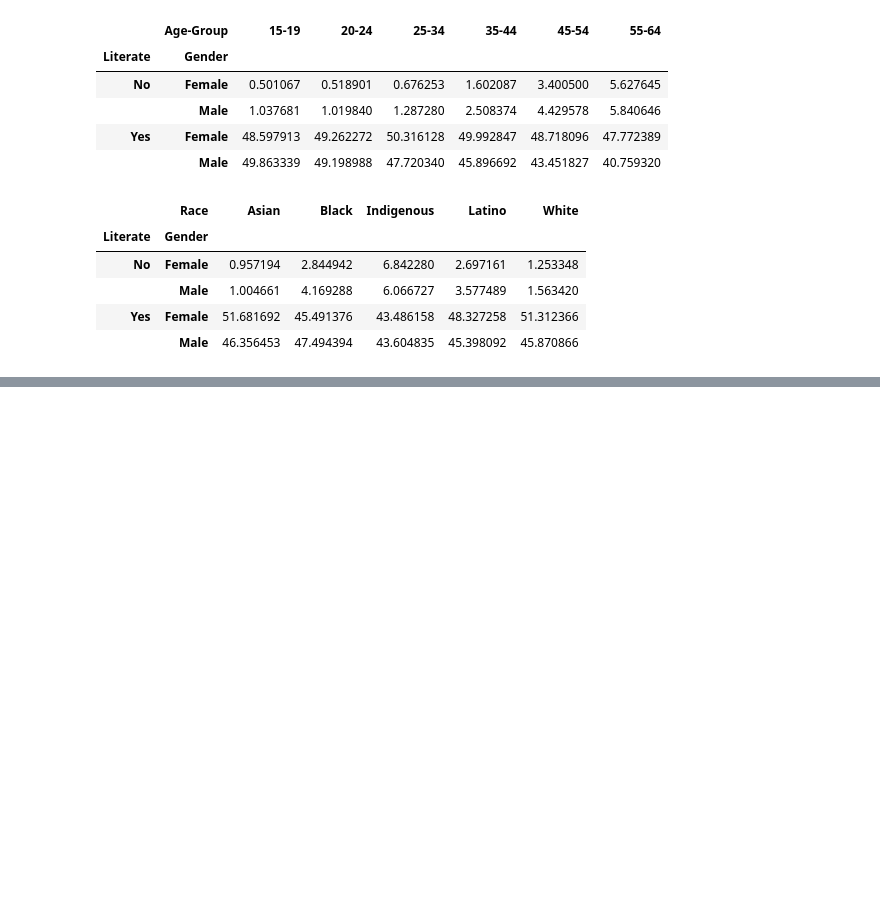
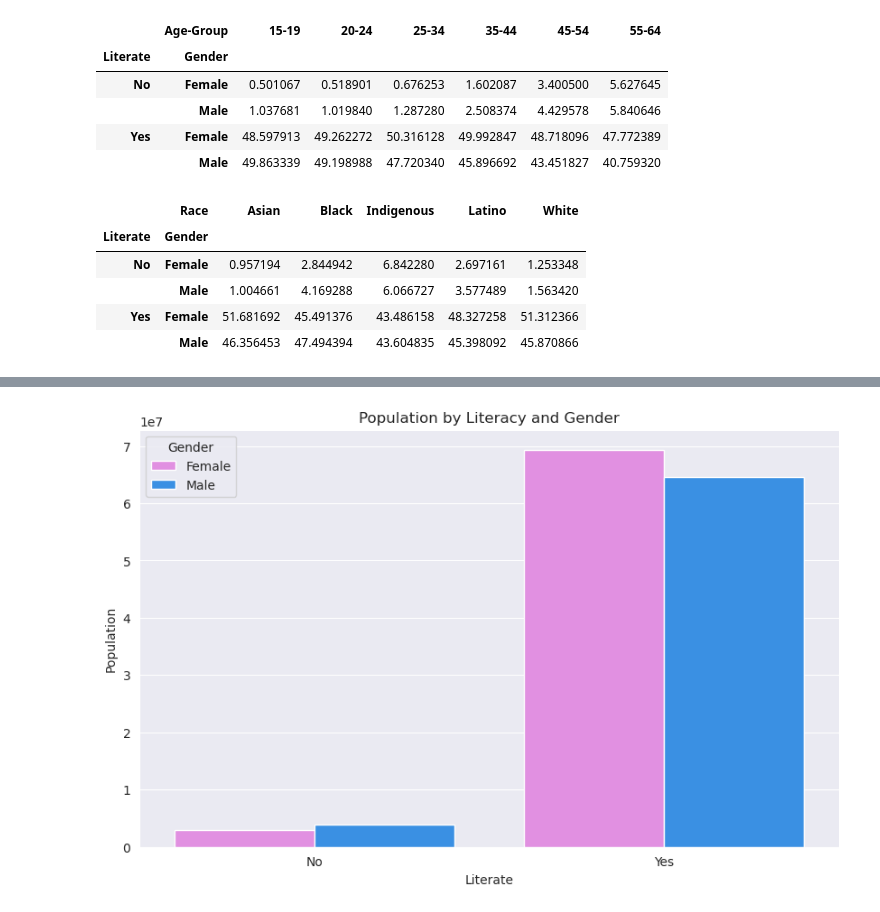
Before and after one commit to lucaspinheiro27/Statistics, a Jupyter notebook: Jupyter_notebooks/Instrucao_brasil.ipynb, the cells around one changed output, grey strips where cells are left out. Saved outputs shown, nothing was run; the diff lists cells and outputs as text; code cells hidden in the pictures; blank space fills up the shorter version.

```diff
--- a/Jupyter_notebooks/Instrucao_brasil.ipynb
+++ b/Jupyter_notebooks/Instrucao_brasil.ipynb
@@ -173,3 +169,12 @@ Name: Population, dtype: float64
+# %%
+gender_literacy = df.groupby(['Gender', 'Literate']).agg(
+    Population=('Population', 'sum')).reset_index()
+plt.figure(figsize=(10, 6))
+sns.barplot(data=gender_literacy, x="Literate", y="Population", hue="Gender", palette={'Male': '#1E90FF', 'Female': '#EE82EE'})
+plt.title('Population by Literacy and Gender')
+plt.show()
+# %% [output]
+[figure, added]
 # %%
 race_literacy = df.groupby(['Literate', 'Race']).agg(
     Population=('Population', 'sum')
```
Also changed, not shown: parts of 9 cells of this notebook, 1 other file.
